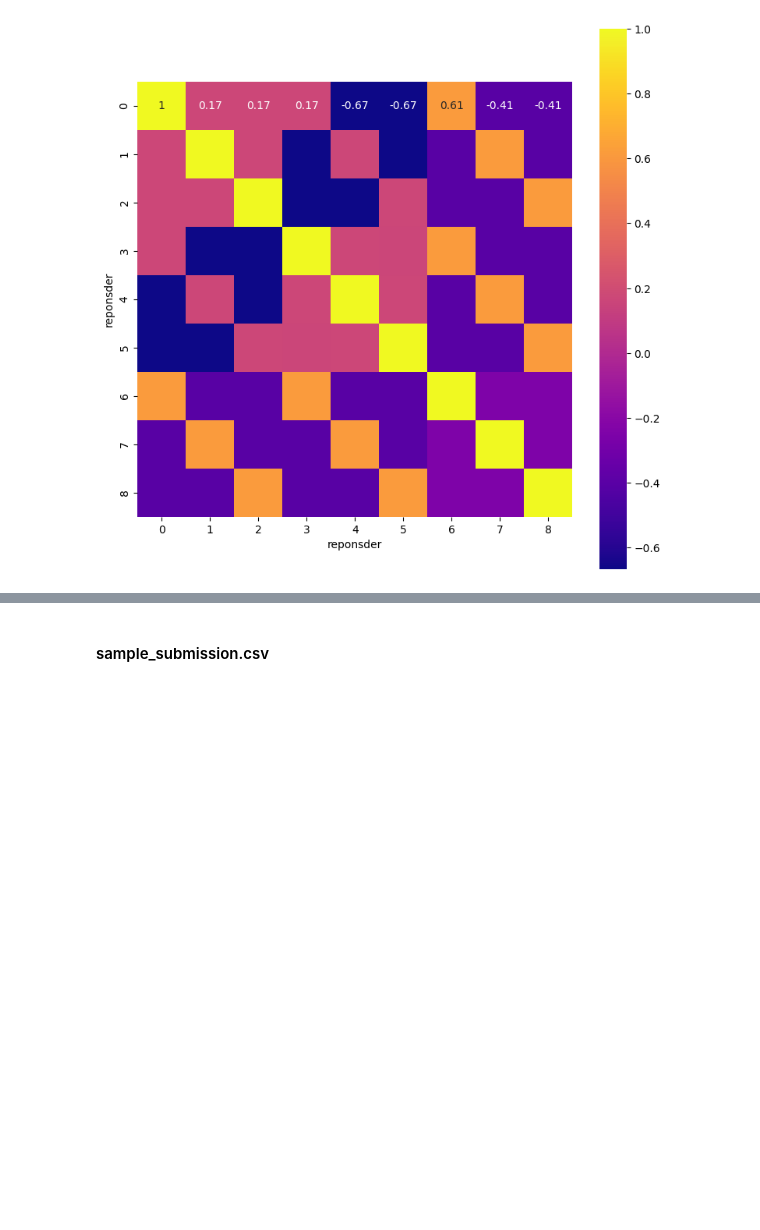
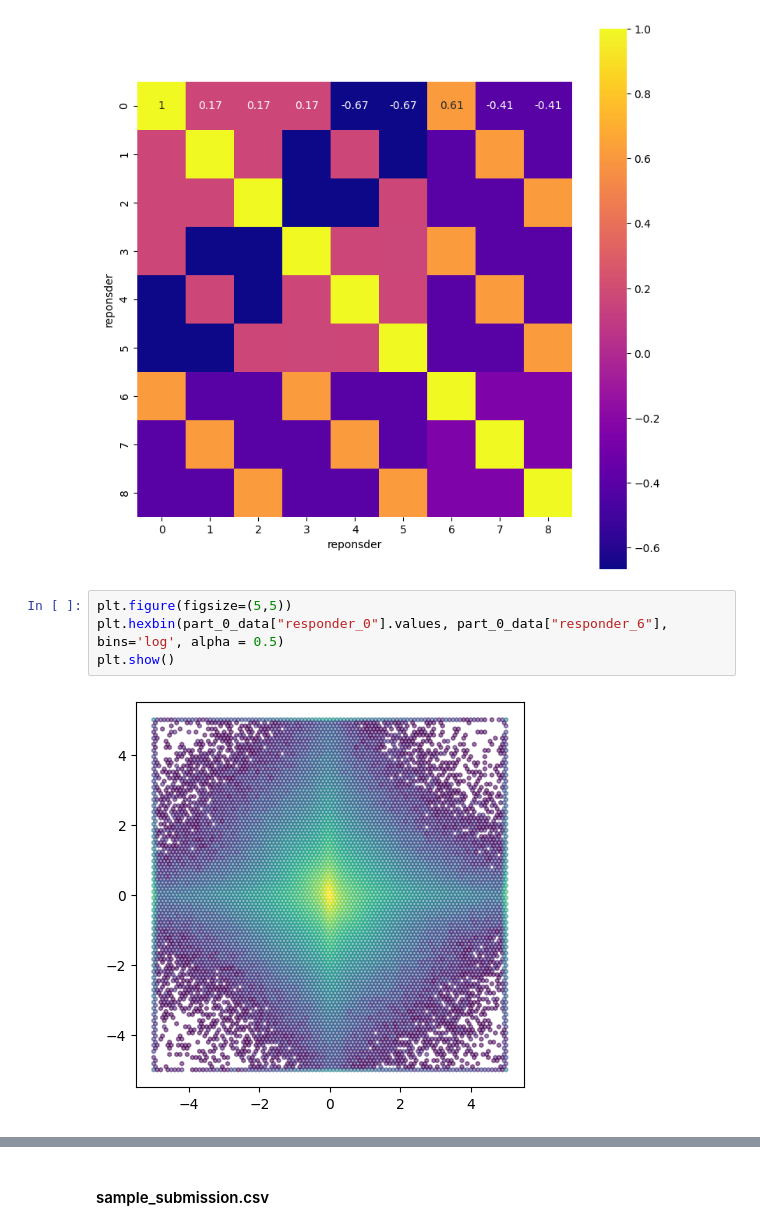
Before and after one commit to M1cW/js_market_forecast, a Jupyter notebook: main.ipynb, the cells around one changed output, grey strips where cells are left out. Drawn from its saved outputs; the diff is of its cells as text; blank space fills up the shorter version.

```diff
--- a/main.ipynb
+++ b/main.ipynb
@@ -169,3 +181,9 @@ plt.ylabel("reponsder")
 plt.show()
 # %% [output]
 [figure]
+# %%
+plt.figure(figsize=(5,5))
+plt.hexbin(part_0_data["responder_0"].values, part_0_data["responder_6"], bins='log', alpha = 0.5)
+plt.show()
+# %% [output]
+[figure, added]
```
Also changed, not shown: parts of 2 cells of this notebook, 1 other file.
